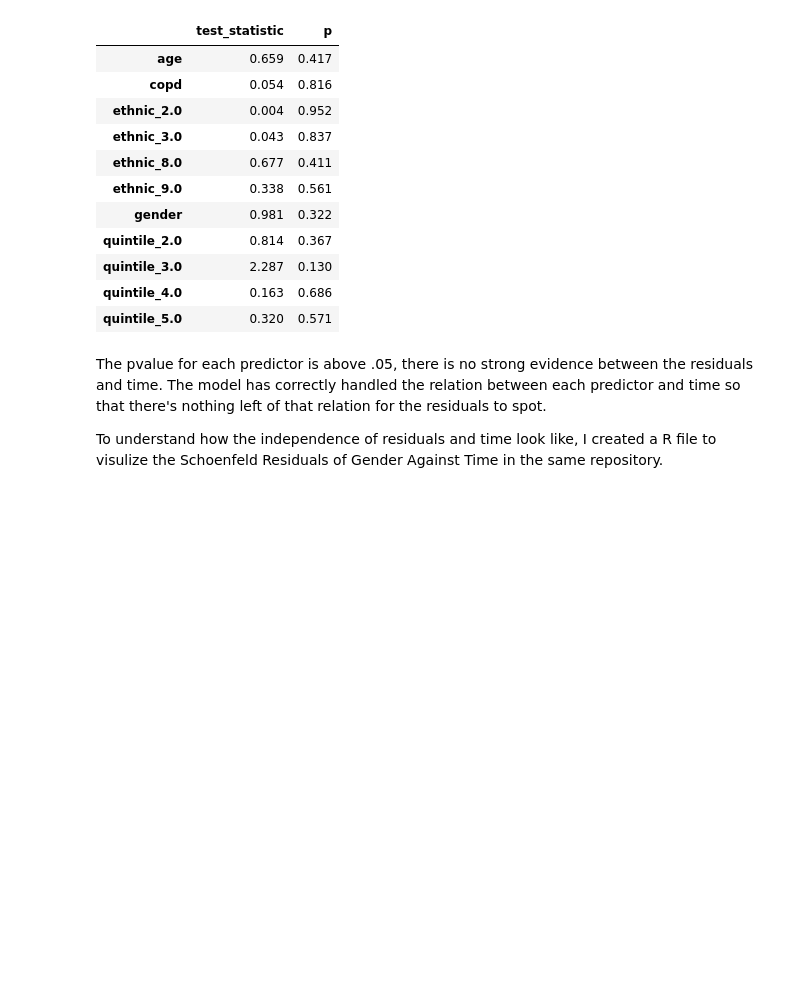
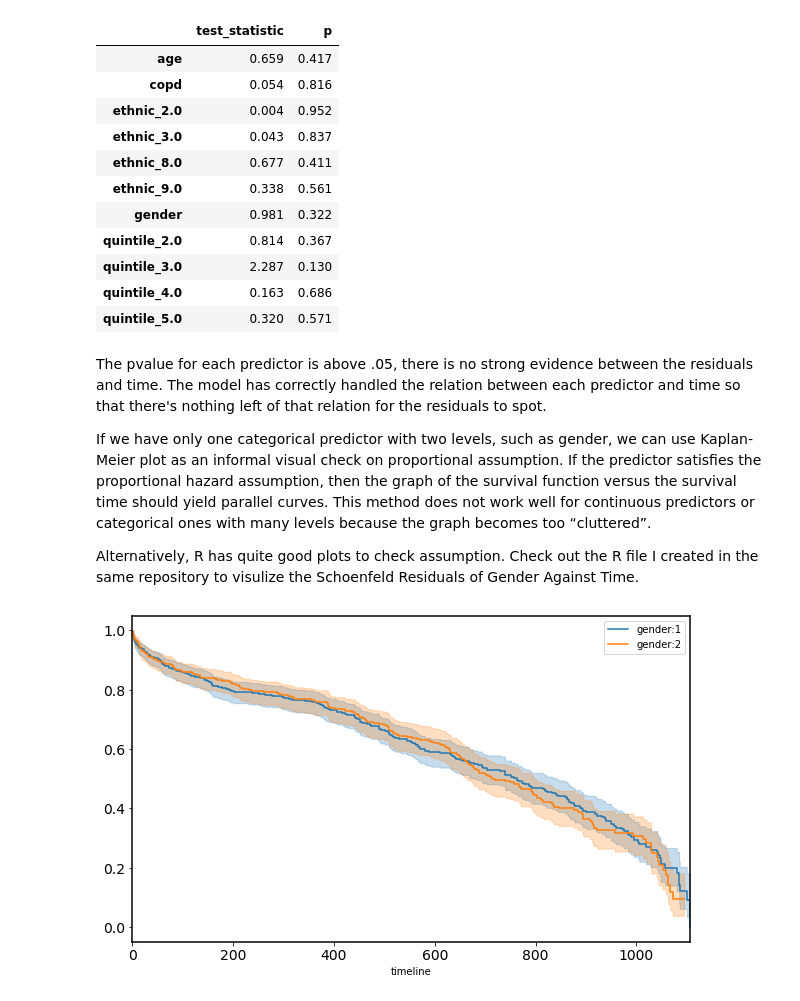
Before and after one commit to AilingLiu/Survival_analysis, a Jupyter notebook: check_assumptions_of_cox_regression.ipynb, the cells around one changed output. Drawn from its saved outputs; the diff is of its cells as text; code cells hidden in the pictures; blank space fills up the shorter version.

```diff
--- a/check_assumptions_of_cox_regression.ipynb
+++ b/check_assumptions_of_cox_regression.ipynb
@@ -101,4 +101,18 @@ results.print_summary(decimals=3, model="model 1")
 # %% [markdown]
 The pvalue for each predictor is above .05, there is no strong evidence between the residuals and time. The model has correctly handled the relation between each predictor and time so that there's nothing left of that relation for the residuals to spot.
 
-To understand how the independence of residuals and time look like, I created a R file to visulize the Schoenfeld Residuals of Gender Against Time in the same repository.
+If we have only one categorical predictor with two levels, such as gender, we can use Kaplan-Meier plot as an informal visual check on proportional assumption. If the predictor satisfies the proportional hazard assumption, then the graph of the survival function versus the survival time should yield parallel curves. This method does not work well for continuous predictors or categorical ones with many levels because the graph becomes too “cluttered”.
+
+Alternatively, R has quite good plots to check assumption. Check out the R file I created in the same repository to visulize the Schoenfeld Residuals of Gender Against Time.
+# %%
+from lifelines import KaplanMeierFitter
+fig, ax = plt.subplots(1, 1, figsize=(10, 6))
+
+kmf = KaplanMeierFitter()
+df = hf.loc[:, ['fu_time', 'death', 'gender']]
+
+for name, grouped_df in df.groupby('gender'):
+    kmf.fit(grouped_df["fu_time"], grouped_df["death"], label='gender:'+str(name))
+    kmf.plot(ax=ax)
+# %% [output]
+[figure, added]
```
Also changed, not shown: parts of 4 cells of this notebook.
